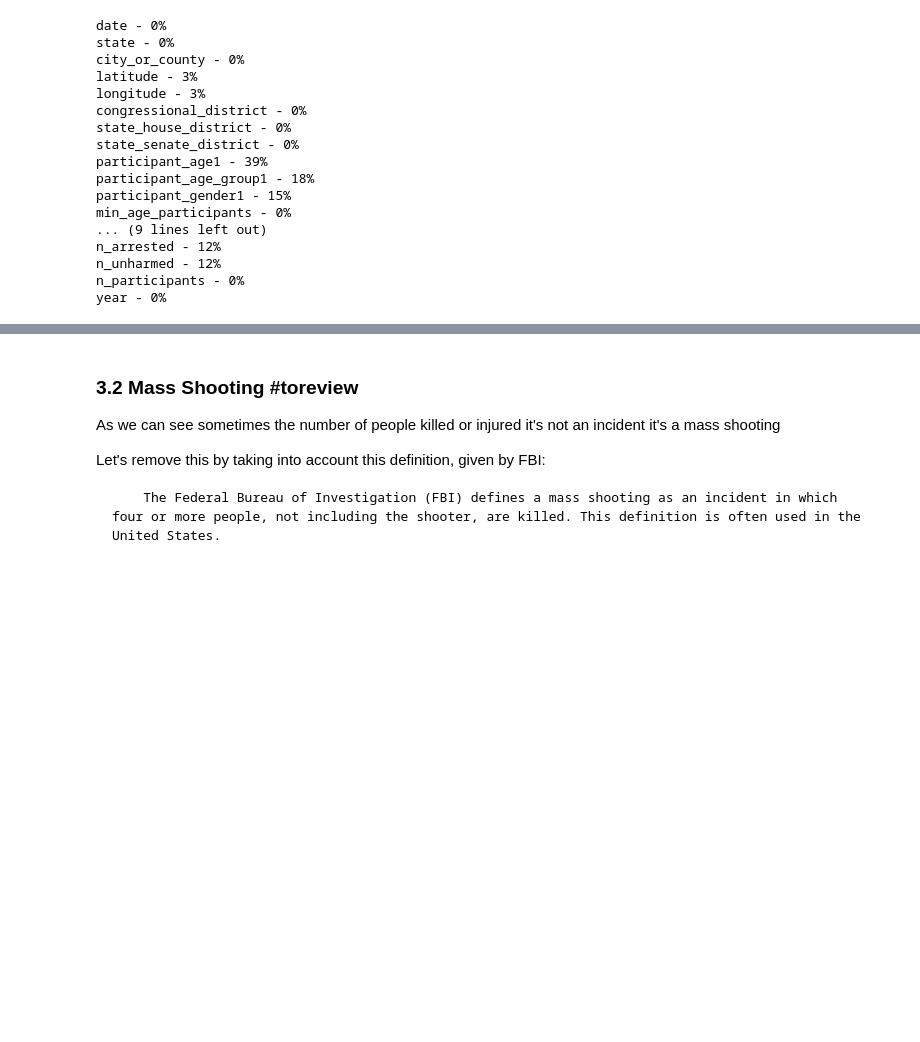
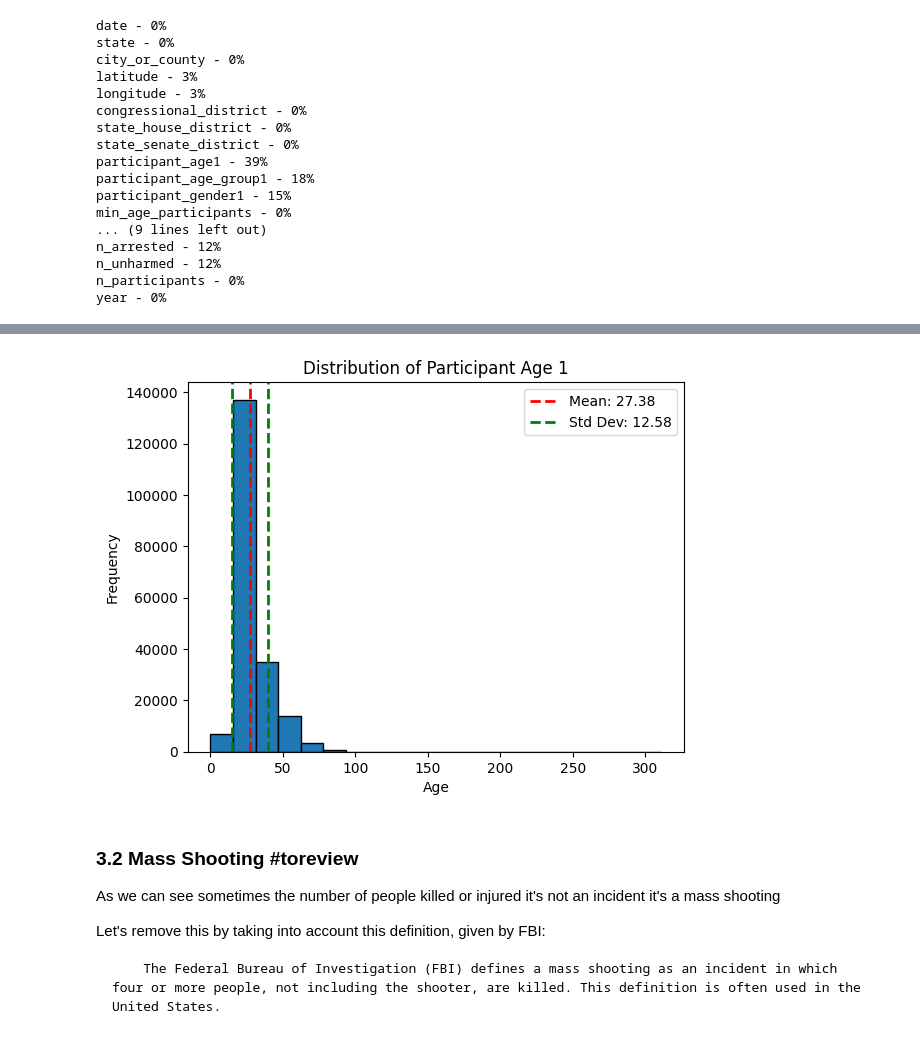
Before and after one commit to TheDarkPyotr/DataMining2023, a Jupyter notebook: source/Task1_Data_Understanding.ipynb, the cells around one changed output, grey strips where cells are left out. Cells and saved outputs as stored; diff of their text form; code cells hidden in the pictures; blank space fills up the shorter version.

```diff
--- a/source/Task1_Data_Understanding.ipynb
+++ b/source/Task1_Data_Understanding.ipynb
@@ -404,0 +499,22 @@ df_incidents_nodup = df_incidents_nona.drop_duplicates()
+# %%
+filtered_data = df_incidents_nodup['filled_age1'].dropna().astype(int)
+
+# Calculate the mean and standard deviation
+mean_age = np.mean(filtered_data)
+std_dev_age = np.std(filtered_data)
+
+# Create a histogram to visualize the distribution
+plt.hist(filtered_data, bins=20, edgecolor='k')  # You can adjust the number of bins as needed
+plt.xlabel('Age')
+plt.ylabel('Frequency')
+plt.title('Distribution of Participant Age 1')
+
+# Add mean and standard deviation to the plot
+plt.axvline(mean_age, color='red', linestyle='dashed', linewidth=2, label=f'Mean: {mean_age:.2f}')
+plt.axvline(mean_age + std_dev_age, color='green', linestyle='dashed', linewidth=2, label=f'Std Dev: {std_dev_age:.2f}')
+plt.axvline(mean_age - std_dev_age, color='green', linestyle='dashed', linewidth=2)
+
+plt.legend()  # Add a legend to the plot
+plt.show()
+# %% [output]
+[figure, added]
```
Also changed, not shown: parts of 35 cells of this notebook.
